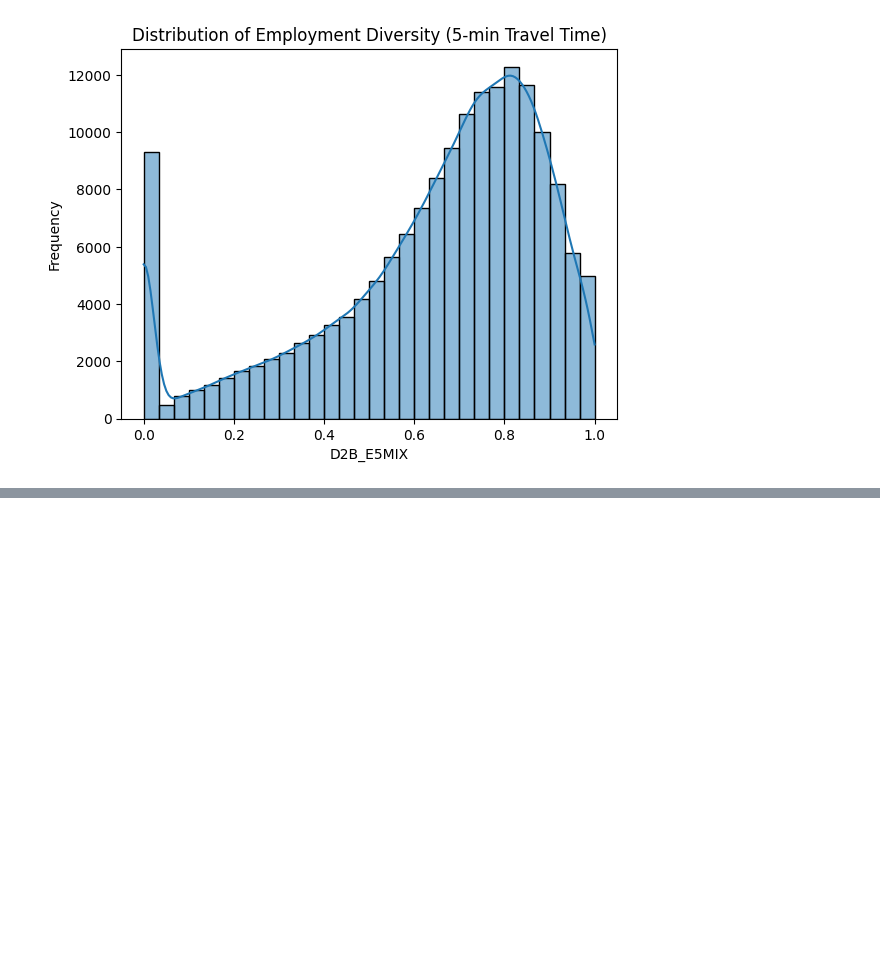
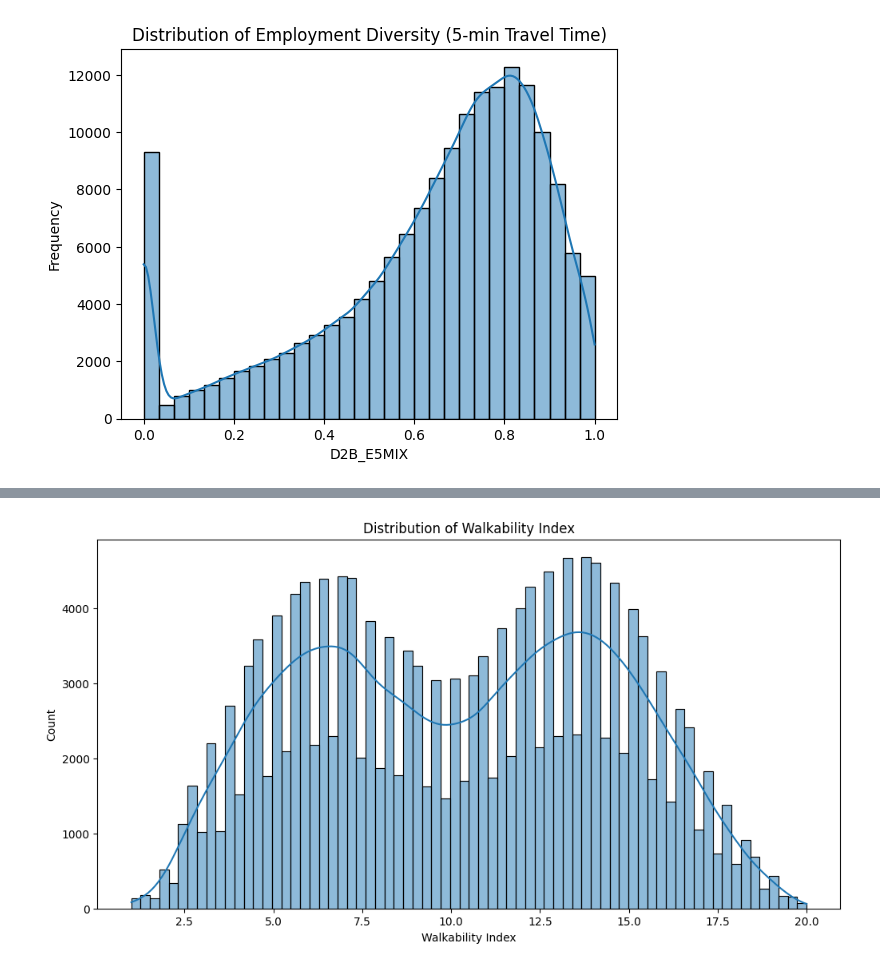
Before and after one commit to ARYAA98/Smart_Location_Database_Analysis, a Jupyter notebook: SmartLocation_Database_Analysis.ipynb, the cells around one changed output, grey strips where cells are left out. Saved outputs shown, nothing was run; the diff lists cells and outputs as text; code cells hidden in the pictures; blank space fills up the shorter version.

```diff
--- a/SmartLocation_Database_Analysis.ipynb
+++ b/SmartLocation_Database_Analysis.ipynb
@@ -243,0 +253,9 @@ plt.show()
+# %%
+# Walkability Index
+plt.figure(figsize=(12, 6))
+sns.histplot(Smart_location_df['NatWalkInd'], kde=True)
+plt.xlabel('Walkability Index')
+plt.title('Distribution of Walkability Index')
+plt.show()
+# %% [output]
+[figure, added]
```
Also changed, not shown: parts of 3 cells of this notebook.
